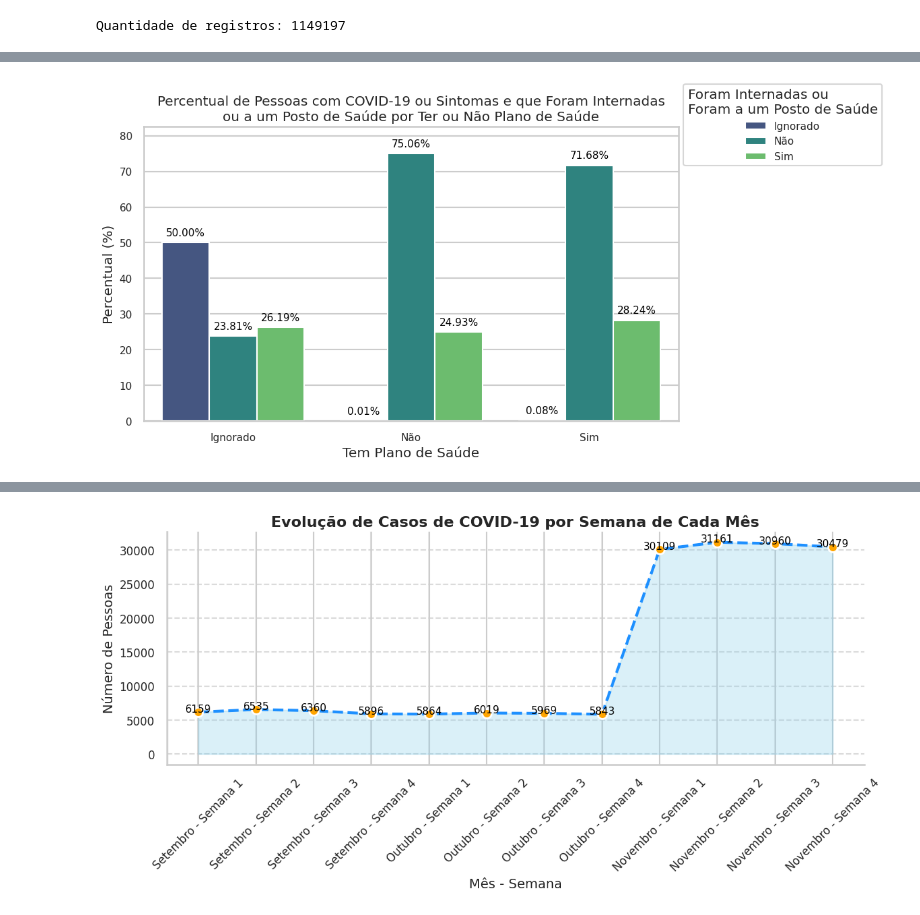
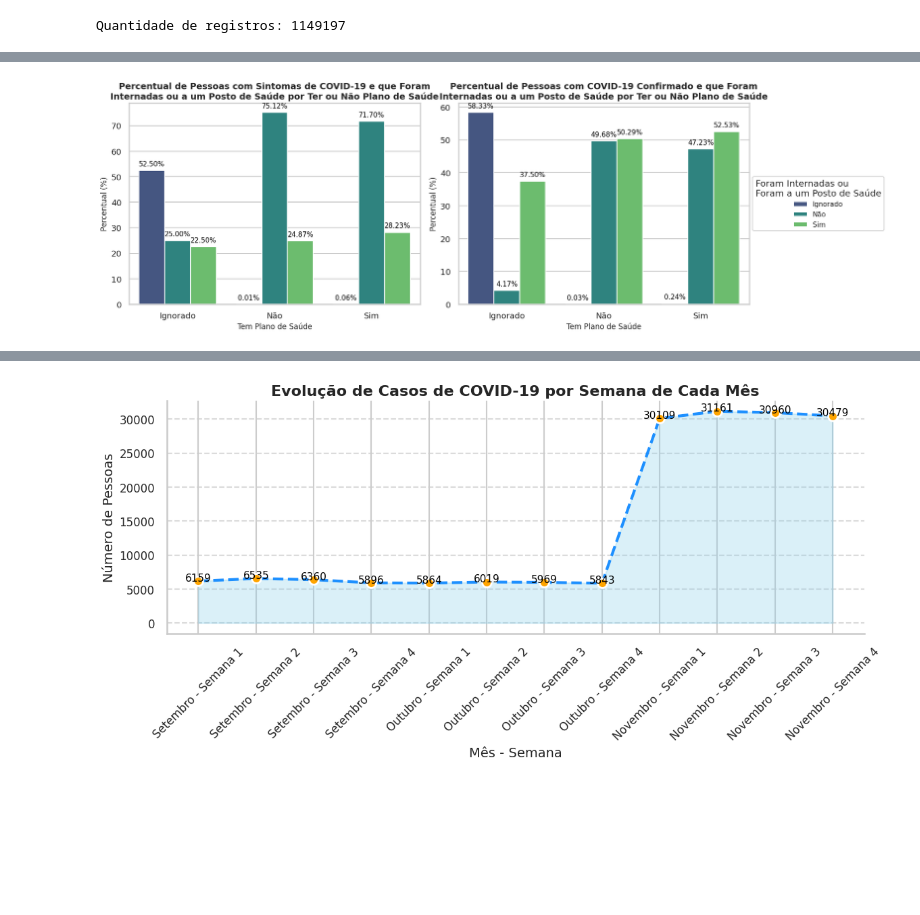
Before and after one commit to tsrodr/fiap-dataanalysis-techchallenge-fase3, a Jupyter notebook: main.ipynb, the cells around one changed output, grey strips where cells are left out. Saved outputs shown, nothing was run; the diff lists cells and outputs as text; code cells hidden in the pictures; blank space fills up the shorter version.

```diff
--- a/main.ipynb
+++ b/main.ipynb
@@ -255,42 +532,57 @@ Passing `palette` without assigning `hue` is deprecated and will be removed in v
 # %%
-# Filtrando apenas os casos em que a pessoa teve sintomas de COVID-19 ou teve COVID-19 confirmado
-df_filtrado = df_pandas[(df_pandas['teve_sintomas_covid'] == 'Sim') | (df_pandas['teve_covid'] == 'Sim')]
+# Filtrando apenas os casos em que a pessoa teve sintomas de COVID-19
+df_filtrado_sintomas = df_pandas[df_pandas['teve_sintomas_covid'] == 'Sim']
 
-# Agrupando para obter a contagem por 'tem_plano_saude' e 'foi_ao_hospital'
-df_sintomas_covid_plano = df_filtrado.groupby(['tem_plano_saude', 'foi_ao_hospital']).size().reset_index(name='count')
+# Filtrando apenas os casos em que a pessoa teve COVID-19 confirmado
+df_filtrado_covid = df_pandas[df_pandas['teve_covid'] == 'Sim']
 
-# Calculando o percentual em relação ao total de pessoas em cada grupo de 'tem_plano_saude'
-df_sintomas_covid_plano['percentual'] = df_sintomas_covid_plano.groupby('tem_plano_saude')['count'].transform(lambda x: x / x.sum() * 100)
+# Agrupando para obter a contagem por 'tem_plano_saude' e 'foi_ao_hospital' para quem teve sintomas de COVID-19
+df_sintomas_covid_plano_sintomas = df_filtrado_sintomas.groupby(['tem_plano_saude', 'foi_ao_hospital']).size().reset_index(name='count')
+df_sintomas_covid_plano_sintomas['percentual'] = df_sintomas_covid_plano_sintomas.groupby('tem_plano_saude')['count'].transform(lambda x: x / x.sum() * 100)
 
-# Criando o gráfico de barras para o percentual de pessoas
-plt.figure(figsize=(12, 6))  # Tamanho do gráfico conforme solicitado
-ax = sns.barplot(data=df_sintomas_covid_plano, x='tem_plano_saude', y='percentual', hue='foi_ao_hospital', palette='viridis')
+# Agrupando para obter a contagem por 'tem_plano_saude' e 'foi_ao_hospital' para quem teve COVID-19 confirmado
+df_sintomas_covid_plano_covid = df_filtrado_covid.groupby(['tem_plano_saude', 'foi_ao_hospital']).size().reset_index(name='count')
+df_sintomas_covid_plano_covid['percentual'] = df_sintomas_covid_plano_covid.groupby('tem_plano_saude')['count'].transform(lambda x: x / x.sum() * 100)
 
-# Adicionando rótulos e título ao gráfico com quebra de linha no título
-plt.title('Percentual de Pessoas com COVID-19 ou Sintomas e que Foram Internadas\nou a um Posto de Saúde por Ter ou Não Plano de Saúde')
-plt.xlabel('Tem Plano de Saúde')
-plt.ylabel('Percentual (%)')
-plt.xticks(rotation=0, fontsize=11)
-plt.yticks(fontsize=11)
+# Criando subplots com 1 linha e 2 colunas para os gráficos
+fig, axes = plt.subplots(1, 2, figsize=(18, 6))  # 1 linha, 2 colunas, tamanho ajustado
 
-# Ajustar a posição da legenda para fora do gráfico
-plt.legend(title='Foram Internadas ou\nForam a um Posto de Saúde', loc='center left', bbox_to_anchor=(1, 1.005), fontsize=11)
+# Gráfico 1: Pessoas que tiveram sintomas de COVID-19 por plano de saúde e hospitalização
+sns.barplot(data=df_sintomas_covid_plano_sintomas, x='tem_plano_saude', y='percentual', hue='foi_ao_hospital', palette='viridis', ax=axes[0])
+axes[0].set_title('Percentual de Pessoas com Sintomas de COVID-19 e que Foram\nInternadas ou a um Posto de Saúde por Ter ou Não Plano de Saúde', fontsize=14, fontweight='bold')
+axes[0].set_xlabel('Tem Plano de Saúde', fontsize=12)
+axes[0].set_ylabel('Percentual (%)', fontsize=12)
+axes[0].legend().remove()  # Remove a legenda padrão
 
-# Adicionando os valores no topo das barras com ajuste de posição
-for p in ax.patches:
+# Adicionando valores no topo das barras para o gráfico de sintomas
+for p in axes[0].patches:
     height = p.get_height()
     if not pd.isna(height) and height > 0:  # Verifica se a altura não é NaN e se é maior que 0
-        ax.annotate(f'{height:.2f}%',
-                    (p.get_x() + p.get_width() / 2., height),
-                    ha='center', va='bottom',
-                    fontsize=11, color='black', xytext=(0, 5),
-                    textcoords='offset points')
+        axes[0].annotate(f'{height:.2f}%',
+                         (p.get_x() + p.get_width() / 2., height),
+                         ha='center', va='bottom',
+                         fontsize=11, color='black', xytext=(0, 5),
+                         textcoords='offset points')
 
-# Ajustar o limite superior do eixo Y para dar mais espaço para os rótulos
-ax.set_ylim(0, df_sintomas_covid_plano['percentual'].max() * 1.1)
+# Gráfico 2: Pessoas que tiveram COVID-19 confirmado por plano de saúde e hospitalização
+sns.barplot(data=df_sintomas_covid_plano_covid, x='tem_plano_saude', y='percentual', hue='foi_ao_hospital', palette='viridis', ax=axes[1])
+axes[1].set_title('Percentual de Pessoas com COVID-19 Confirmado e que Foram\nInternadas ou a um Posto de Saúde por Ter ou Não Plano de Saúde', fontsize=14, fontweight='bold')
+axes[1].set_xlabel('Tem Plano de Saúde', fontsize=12)
+axes[1].set_ylabel('Percentual (%)', fontsize=12)
+axes[1].legend(title='Foram Internadas ou\nForam a um Posto de Saúde', loc='center left', bbox_to_anchor=(1, 0.5), fontsize=11)
 
-# Exibindo o gráfico
-plt.tight_layout()  # Ajustar layout para evitar sobreposição
+# Adicionando valores no topo das barras para o gráfico de COVID confirmado
+for p in axes[1].patches:
+    height = p.get_height()
+    if not pd.isna(height) and height > 0:  # Verifica se a altura não é NaN e se é maior que 0
+        axes[1].annotate(f'{height:.2f}%',
+                         (p.get_x() + p.get_width() / 2., height),
+                         ha='center', va='bottom',
+                         fontsize=11, color='black', xytext=(0, 5),
+                         textcoords='offset points')
+
+# Ajustar layout para evitar sobreposição e mostrar os gráficos
+plt.tight_layout()
 plt.show()
 # %% [output]
-[figure, old version]
+[figure, new version]
```
Also changed, not shown: parts of 18 cells of this notebook, 1 other file.
